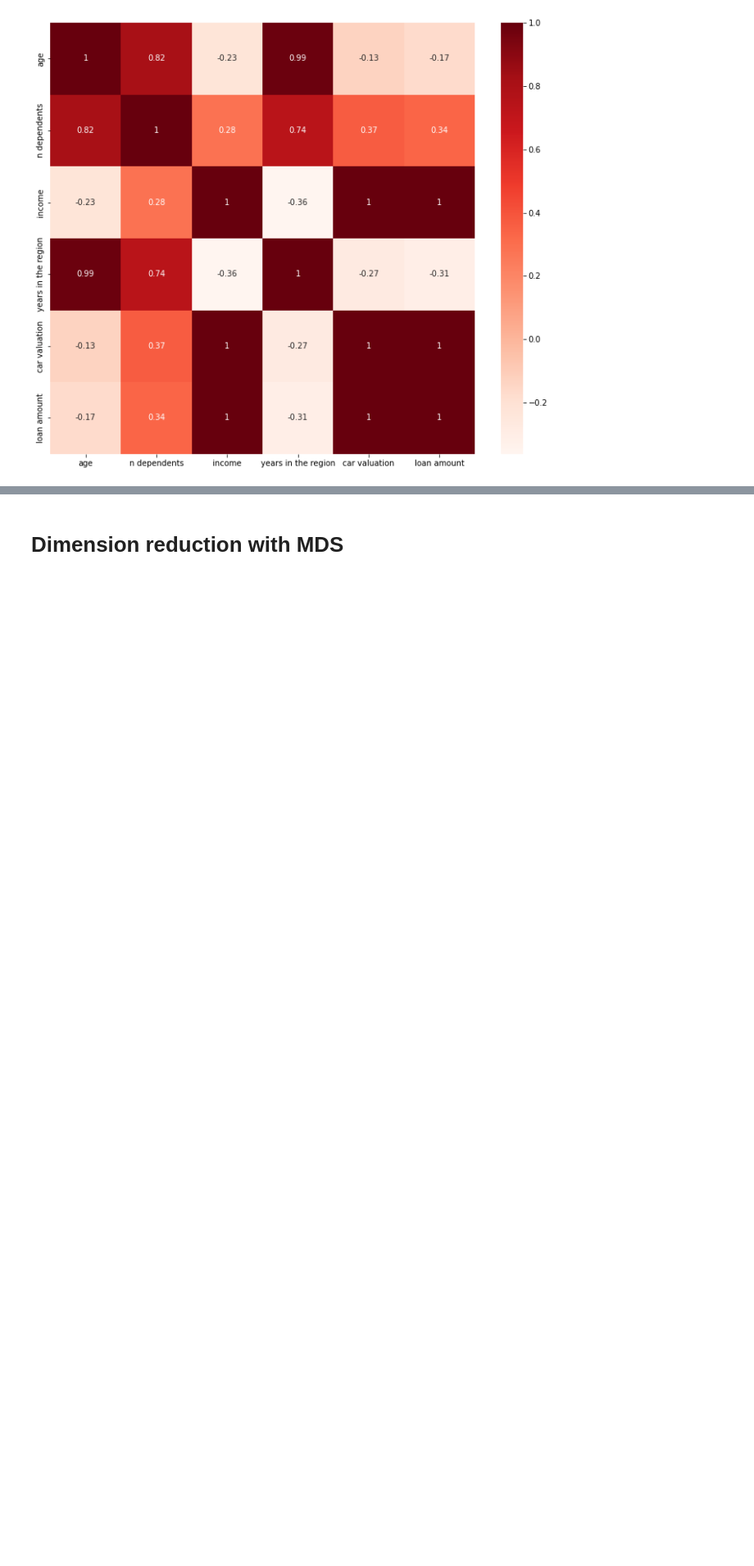
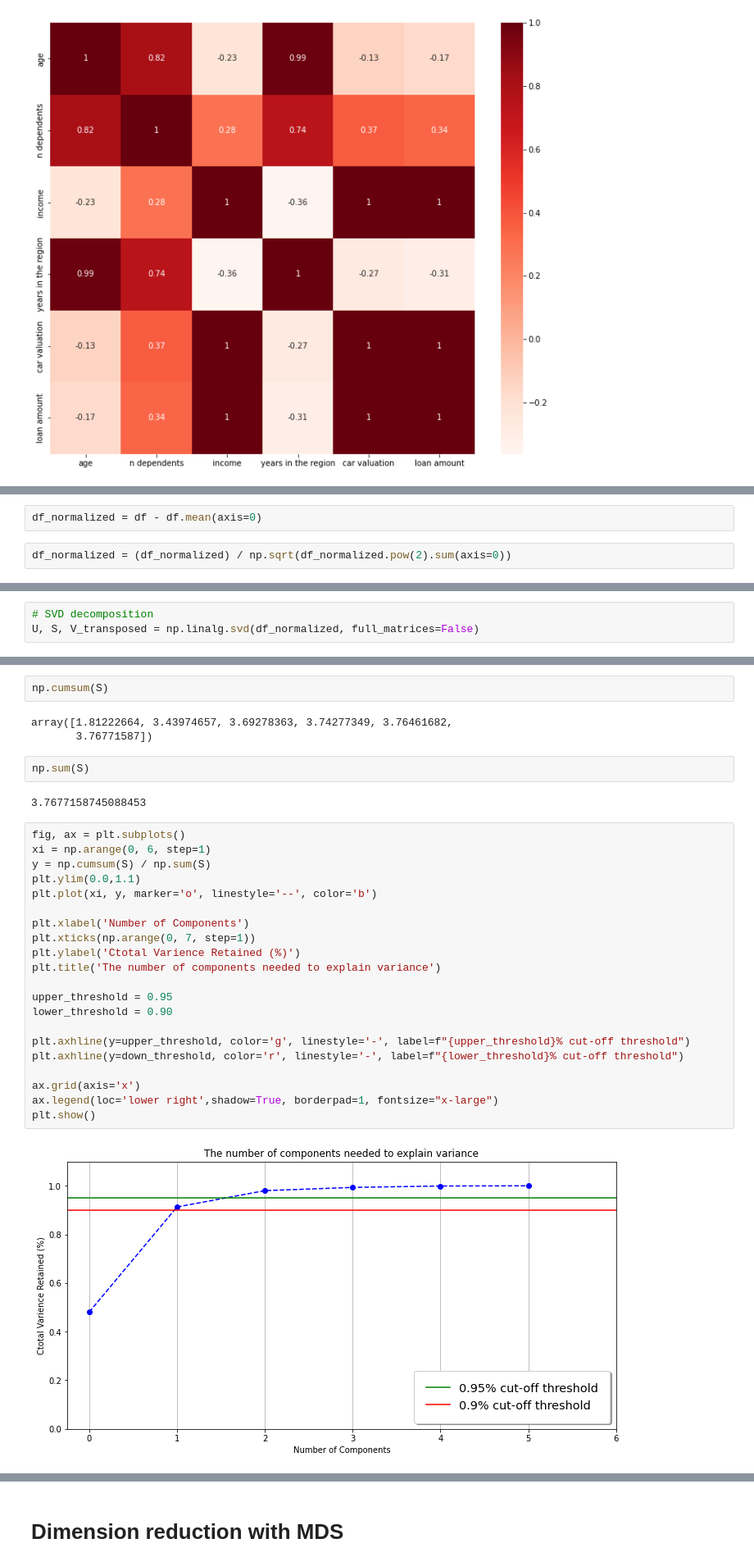
Before and after one commit to HSEDataAnalysis/LAB2, a Jupyter notebook: main.ipynb, the cells around one changed output, grey strips where cells are left out. Shown at 82% size. Saved outputs shown, nothing was run; the diff lists cells and outputs as text; blank space fills up the shorter version.

```diff
--- a/main.ipynb
+++ b/main.ipynb
@@ -103,0 +127,4 @@ draw_corr_mat(df)
+# %%
+df_normalized = df - df.mean(axis=0)
+# %%
+df_normalized = (df_normalized) / np.sqrt(df_normalized.pow(2).sum(axis=0))
@@ -103,0 +158,3 @@ draw_corr_mat(df)
+# %%
+# SVD decomposition
+U, S, V_transposed = np.linalg.svd(df_normalized, full_matrices=False)
@@ -103,0 +220,32 @@ draw_corr_mat(df)
+# %%
+np.cumsum(S)
+# %% [output]
+array([1.81222664, 3.43974657, 3.69278363, 3.74277349, 3.76461682,
+       3.76771587])
+# %%
+np.sum(S)
+# %% [output]
+3.7677158745088453
+# %%
+fig, ax = plt.subplots()
+xi = np.arange(0, 6, step=1)
+y = np.cumsum(S) / np.sum(S)
+plt.ylim(0.0,1.1)
+plt.plot(xi, y, marker='o', linestyle='--', color='b')
+
+plt.xlabel('Number of Components')
+plt.xticks(np.arange(0, 7, step=1))
+plt.ylabel('Ctotal Varience Retained (%)')
+plt.title('The number of components needed to explain variance')
+
+upper_threshold = 0.95
+lower_threshold = 0.90
+
+plt.axhline(y=upper_threshold, color='g', linestyle='-', label=f"{upper_threshold}% cut-off threshold")
+plt.axhline(y=down_threshold, color='r', linestyle='-', label=f"{lower_threshold}% cut-off threshold")
+
+ax.grid(axis='x')
+ax.legend(loc='lower right',shadow=True, borderpad=1, fontsize="x-large")
+plt.show()
+# %% [output]
+[figure, added]
```
Also changed, not shown: parts of 38 cells of this notebook.
